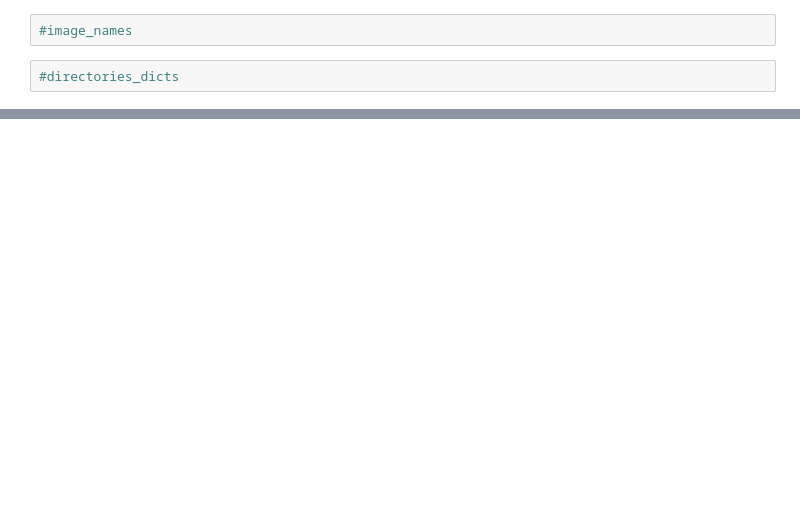
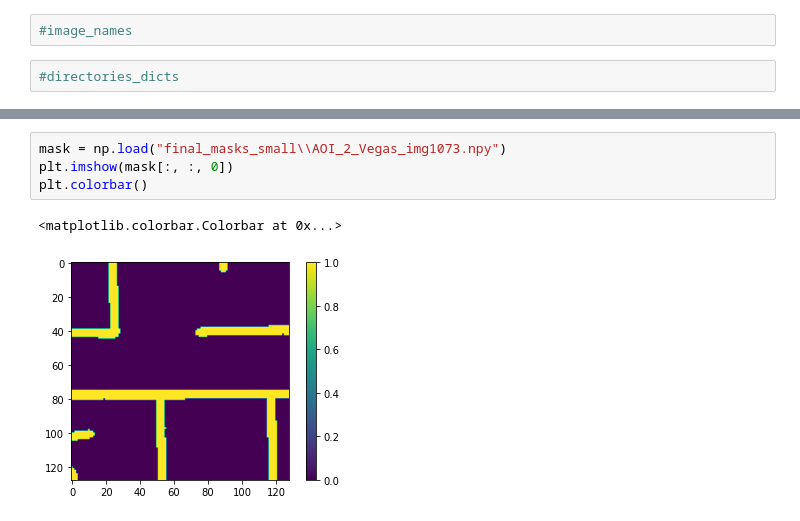
Before and after one commit to Luke-Pratley/building_road_segmentation, a Jupyter notebook: data_cleaning_EDA/final_data_processing.ipynb, the cells around one changed output, grey strips where cells are left out. Drawn from its saved outputs; the diff is of its cells as text; blank space fills up the shorter version.

```diff
--- a/data_cleaning_EDA/final_data_processing.ipynb
+++ b/data_cleaning_EDA/final_data_processing.ipynb
@@ -103,0 +134,7 @@ plt.colorbar()
+# %%
+mask = np.load("final_masks_small\\AOI_2_Vegas_img1073.npy")
+plt.imshow(mask[:, :, 0])
+plt.colorbar()
+# %% [output]
+<matplotlib.colorbar.Colorbar at 0x...>
+[figure, added]
```
Also changed, not shown: parts of 20 cells of this notebook, 1 other file.
